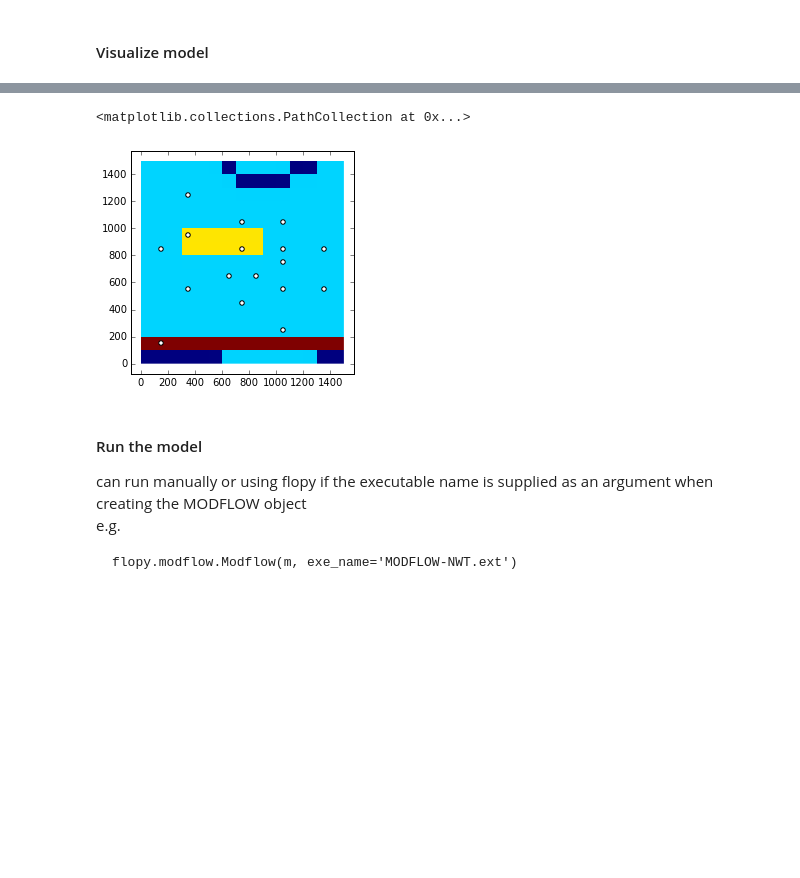
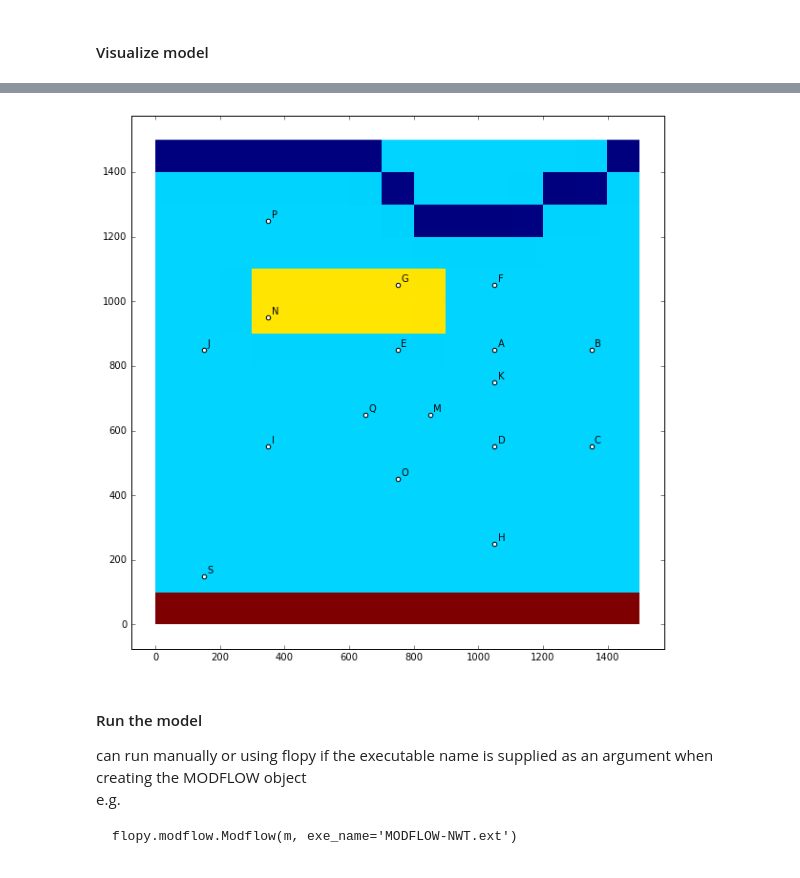
Before and after one commit to aleaf/AppliedGWM_notebooks, a Jupyter notebook: p9_make_model.ipynb, the cells around one changed output, grey strips where cells are left out. Cells and saved outputs as stored; diff of their text form; code cells hidden in the pictures; blank space fills up the shorter version.

```diff
--- a/p9_make_model.ipynb
+++ b/p9_make_model.ipynb
@@ -6 +8,11 @@
+# %%
+import os
+import numpy as np
+import matplotlib.pyplot as plt
+import matplotlib as mpl
+import pandas as pd
+import flopy
+%matplotlib inline
+
+plt.rcParams['figure.figsize'] = (10, 10)
 # %% [markdown]
@@ -92,10 +99,6 @@ array([78, 79, 80, 81, 82, 83, 93, 94, 95, 96, 97, 98])
 # %%
-# now creaty Kzones array and assign second zone value to cells with silt
-Kzones = np.ones(225) * 1
-Kzones[silt] = 2
-Kzones = np.reshape(Kzones, (15, 15))
-
-# show the Kzones array
+Kzones = np.ones((15, 15))
+Kzones[4:6, 3:9] = 2 # rows 5 and 6, columns 4-8 have silt
 plt.imshow(Kzones, interpolation='none')
 
 # save the Kzones for calibration with PEST
@@ -178,6 +188,7 @@ m.namefile
 #### Make the leaking ditch:
 # %%
 # designate flux cells
-flux_cells = list(zip(np.ones(15, dtype=int) * 14, np.arange(0, 15)))
-flux_cells
+ditch_i = np.ones(15, dtype=int) * 14
+ditch_j = np.arange(0, 15)
+ditch_i, ditch_j
 # %% [output]
@@ -270,23 +300,22 @@ nam.close()
 # %%
 # show the observation locations with the K zones, River cells, and pumping wells
-fig = plt.figure()
-ax = fig.add_subplot(111)
+fig, ax = plt.subplots()
 extent = [0, 1500, 0, 1500]
 
 # add the river cells and wells to the Kzones array so we can verify where they are
-for i in range(len(rivcells)):
-    Kzones[rivcells.row[i] - 1, rivcells.column[i] - 1] = 0
-for w in bflux[0]:
-    r, c = w[1:3]
-    Kzones[r - 1, c - 1] = 3
+Kzones[rivcells.row, rivcells.column] = 0
+Kzones[ditch_i, ditch_j] = 3
+
 ax.imshow(Kzones, extent=extent, interpolation='None')
-
 # bring in observation info
 obs = pd.read_csv('observations.csv')
 ax.scatter(obs.X, obs.Y, c='w')
+
+# label the wells
+for i, r in obs.iterrows():
+    ax.text(r.X +10, r.Y +10, r.Well)
 # %% [output]
-<matplotlib.collections.PathCollection at 0x...>
-[figure, old version]
+[figure, new version]
 # %% [markdown]
 #### Run the model
 can run manually or using flopy if the executable name is supplied as an argument when creating the MODFLOW object
```
Also changed, not shown: parts of 29 cells of this notebook, 4 other files.
